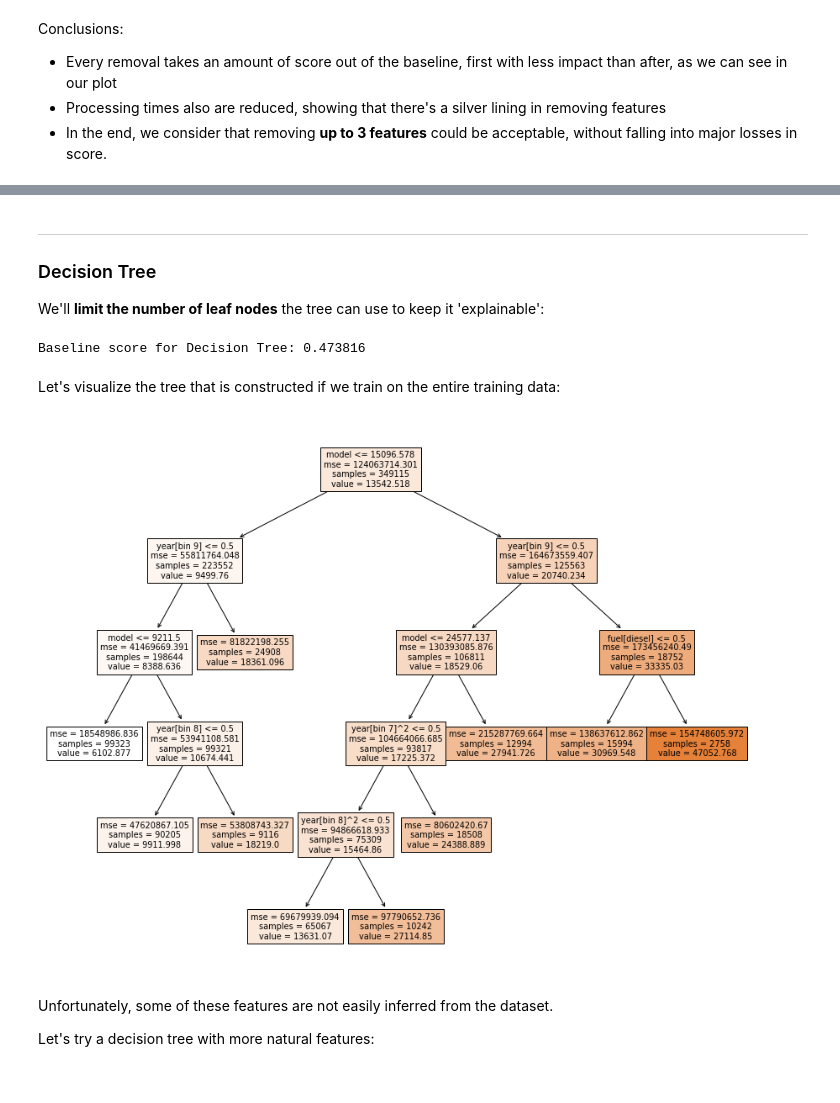
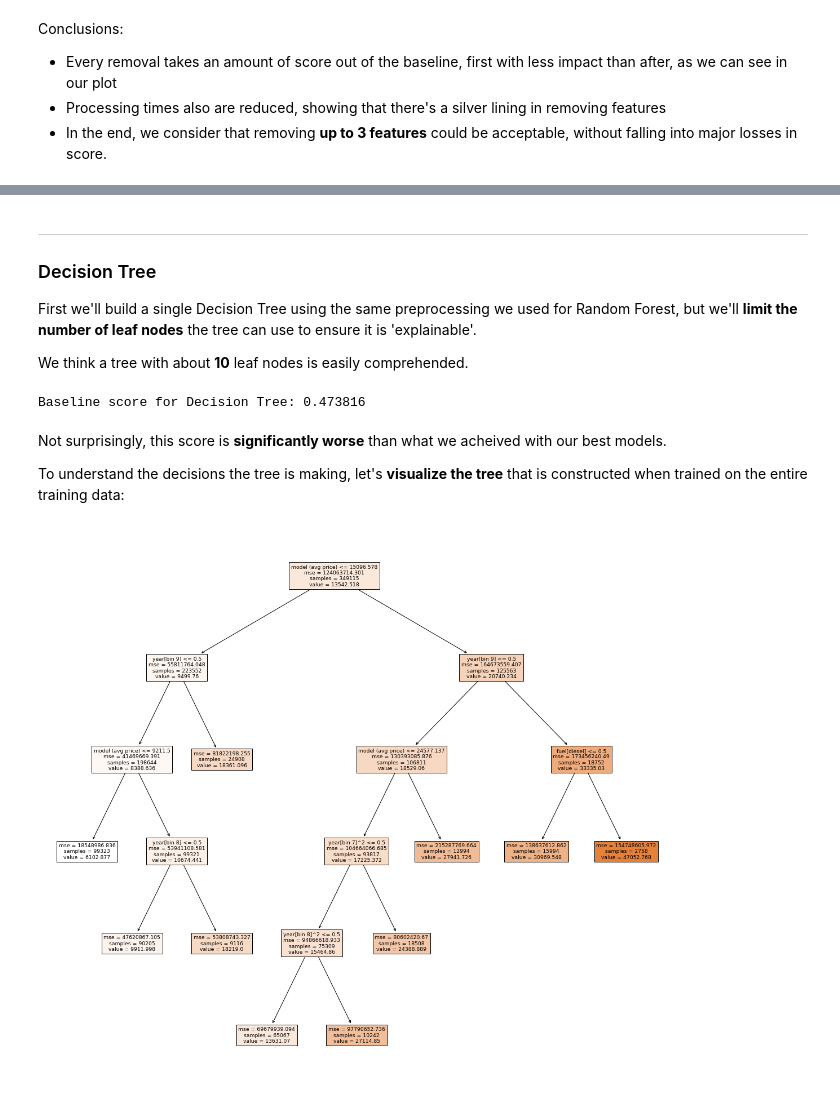
Before and after one commit to AppliedML2020/assignment-3-tomas-larrain, a Jupyter notebook: hw-3.ipynb, the cells around one changed output, grey strips where cells are left out. Drawn from its saved outputs; the diff is of its cells as text; code cells hidden in the pictures.

```diff
--- a/hw-3.ipynb
+++ b/hw-3.ipynb
@@ -1239,11 +1239,12 @@ n_features = len(features)
 
 importances = perm_results['importances_mean']
 sort_idx = np.argsort(importances)
+features_by_importance = np.array(features)[sort_idx]
 
 fig,ax = plt.subplots(figsize=(12,8))
 ax.barh(range(n_features), importances[sort_idx], align='center')
 ax.set_yticks(range(n_features))
-ax.set_yticklabels(np.array(features)[sort_idx])
+ax.set_yticklabels(features_by_importance)
 ax.set_xlabel('Permutation Importance (n=5)')
 ax.set_title('Feature Importances');
 # %% [output]
@@ -1343,8 +1344,12 @@ from sklearn.pipeline import Pipeline
 import inspect
 
 def feature_names(obj, incoming_names=None):
-    """Returns an array of feature names resulting from the supplied transformer object being called on a matrix with the supplied original feature names.
-    incoming_names can be left as None if the transformer object is a ColumnTransformer (with column names supplied with each tuple).
+    """Returns an array of feature names resulting from the supplied transformer object (obj) calling .transform() on a feature matrix with the
+    supplied original feature names (incoming_names).
+    For objects containing 'sub-transformers' (like Pipelines and ColumnTransformers), recursively calls feature_names() on the sub-transformers
+    and aggregates the results as appropriate.
+    incoming_names can be left as None if the transformer object is a ColumnTransformer with column names supplied with each tuple.
+
     NOTE: This is currently a FRAGILE implementation that only handles the conditions encountered in the preprocessing we use in this notebook.
     """
 
@@ -1409,6 +1414,11 @@ def feature_names(obj, incoming_names=None):
         # Just append a string indicating the target encoding for each incoming name
         output_names  = [name+' (avg price)' for name in incoming_names]
 
+    # OrdinalEncoder
+    elif isinstance(obj, OrdinalEncoder):
+        # Just append a string indicating the ordinal encoding for each incoming name
+        output_names  = [name+' (ordinal)' for name in incoming_names]
+
     # OneHotEncoder
     elif isinstance(obj, OneHotEncoder):
         output_names = []
@@ -1430,8 +1440,8 @@ def feature_names(obj, incoming_names=None):
         # The features coutput depend on the 'encode' parameter
         encoding = obj.get_params()['encode']
         if encoding == 'ordinal':
-            # The feature names won't change
-            output_names = incoming_names
+            # Append a string to indicate the bin number is used
+            output_names  = [name+' (bin #)' for name in incoming_names]
         else:
             # One-Hot encoding
             # Output 'feat[bin]' each incoming feature, for each bin of that feature
@@ -1495,7 +1505,9 @@ def feature_names(obj, incoming_names=None):
 
 ### Decision Tree
 
-We'll **limit the number of leaf nodes** the tree can use to keep it 'explainable':
+First we'll build a single Decision Tree using the same preprocessing we used for Random Forest, but we'll **limit the number of leaf nodes** the tree can use to ensure it is 'explainable'.
+
+We think a tree with about **10** leaf nodes is easily comprehended.
 # %%
 from sklearn.tree import DecisionTreeRegressor
 
@@ -1506,8 +1518,10 @@ tree_baseline_score = cross_val_score(tree_pipe, X_train, y_train, cv=shuffle).m
 print(f"Baseline score for Decision Tree: {tree_baseline_score:.6f}")
 # %% [output]
 Baseline score for Decision Tree: 0.473816
-# %% [markdown]
-Let's visualize the tree that is constructed if we train on the entire training data:
+# %% [markdown]
+Not surprisingly, this score is **significantly worse** than what we acheived with our best models.
+
+To understand the decisions the tree is making, let's **visualize the tree** that is constructed when trained on the entire training data:
 # %%
 tree = DecisionTreeRegressor(max_leaf_nodes=10, random_state=25)
 tree_pipe = make_pipeline(BEST_PREPROCESSOR_NO_SCALING, tree)
@@ -1515,11 +1529,8 @@ tree_pipe.fit(X_train, y_train);
 # %%
 from sklearn.tree import plot_tree
 
-fix, ax = plt.subplots(figsize=(15,12))
+fix, ax = plt.subplots(figsize=(20,18))
+# Use feature_names() defined above to get meaningful feature descriptions
 plot_tree(tree, feature_names=feature_names(BEST_PREPROCESSOR_NO_SCALING), filled=True, ax=ax);
 # %% [output]
-[figure, old version]
+[figure, new version]
-# %% [markdown]
-Unfortunately, some of these features are not easily inferred from the dataset.
-
-Let's try a decision tree with more natural features:
```
Also changed, not shown: parts of 27 cells of this notebook.
